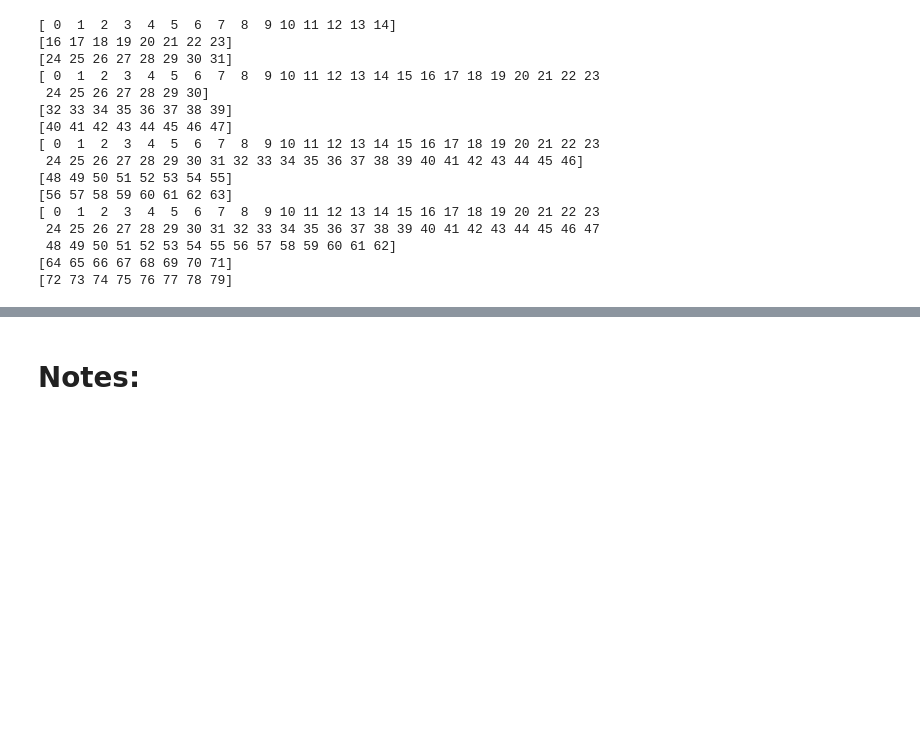
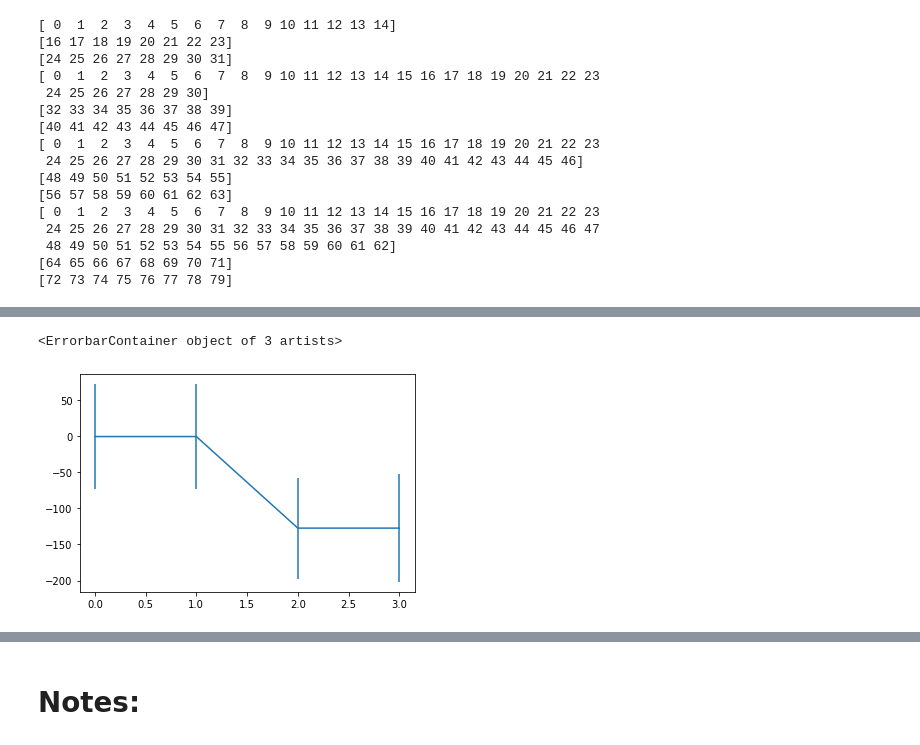
Before and after one commit to Andrew-X-Wang/DATA1030_Project, a Jupyter notebook: src/Untitled.ipynb, the cells around one changed output, grey strips where cells are left out. Cells and saved outputs as stored; diff of their text form; code cells hidden in the pictures; blank space fills up the shorter version.

```diff
--- a/src/Untitled.ipynb
+++ b/src/Untitled.ipynb
@@ -822,0 +1462,6 @@ for train_idx, other_idx in dummy_split.split(single_group_model):
+# %%
+t= [np.mean(te_scores[i,:]) for i in range(time_splits)]
+plt.errorbar(range(time_splits), t, [np.std(te_scores[i:,]) for i in range(time_splits)])
+# %% [output]
+<ErrorbarContainer object of 3 artists>
+[figure, added]
```
Also changed, not shown: parts of 68 cells of this notebook, 25 other files.
